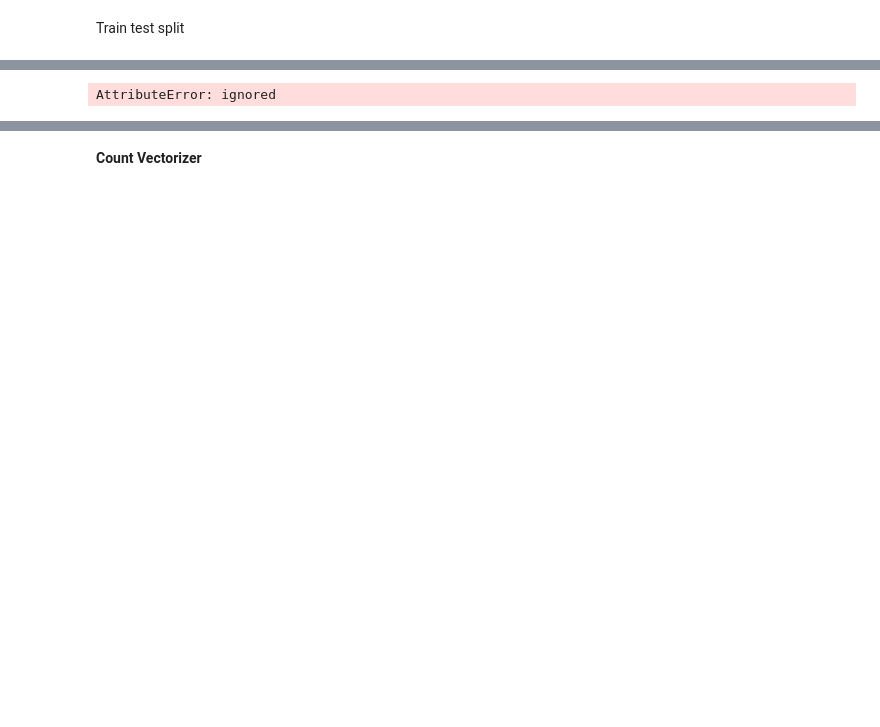
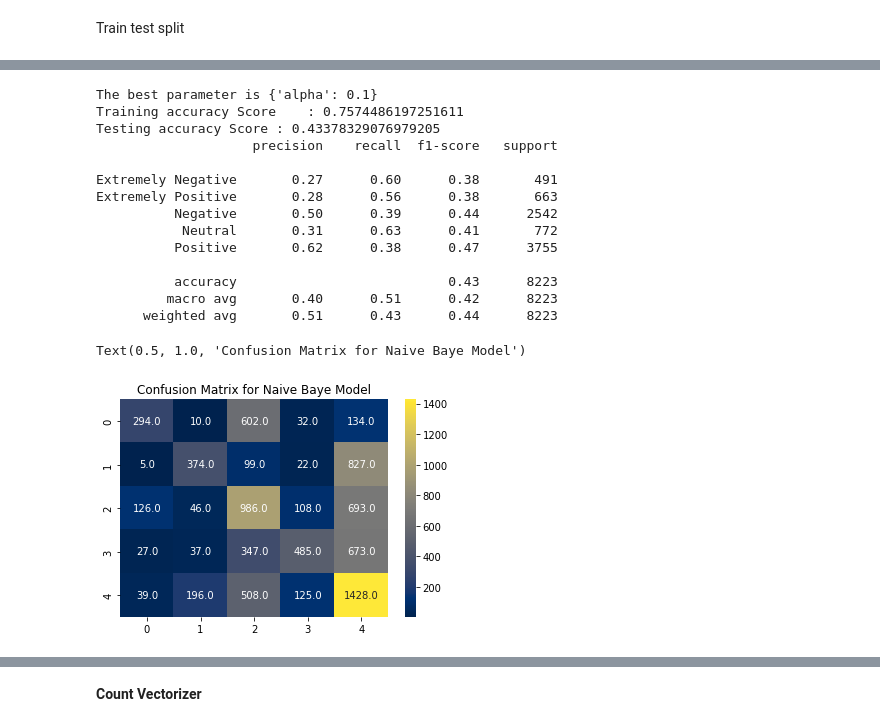
Before and after one commit to Nakulpradeep94/Coronavirus-Tweet-Sentiment-Analysis, a Jupyter notebook: Coronavirus_Tweet_Sentiment_Analysis_Capstone_Project.ipynb, the cells around one changed output, grey strips where cells are left out. Drawn from its saved outputs; the diff is of its cells as text; code cells hidden in the pictures; blank space fills up the shorter version.

```diff
--- a/Coronavirus_Tweet_Sentiment_Analysis_Capstone_Project.ipynb
+++ b/Coronavirus_Tweet_Sentiment_Analysis_Capstone_Project.ipynb
@@ -595,7 +585,3 @@ from nltk.sentiment.vader import SentimentIntensityAnalyzer
-# %%
-#Make new columns for the negativity, positivity and neutrality derived from the sentiment analysis
-senti_analyzer = SentimentIntensityAnalyzer()
-new_df["review_Sentiments"] = new_df["cleaned_tweet"].apply(lambda x: senti_analyzer.polarity_scores(x))
 # %%
 new_df.head()
 # %% [output]
@@ -609,7 +608,7 @@ new_df.head()
 Train test split
 # %%
 #assign X as a independent variable and y as a dependent variable
-X = new_df['review_Sentiments']
+X = new_df['cleaned_tweet']
 y = new_df['Sentiment']
 #spliting dataset into training and testing
 # %%
@@ -639,25 +635,47 @@ x_train,x_test,y_train,y_test= train_test_split(X,y,stratify=y,test_size=0.2)
 # %%
 from sklearn.feature_extraction.text import TfidfVectorizer
-vectorizer = TfidfVectorizer(use_idf=True, lowercase=True,max_df = 0.90,min_df = 10)
+vectorizer = TfidfVectorizer(use_idf=True, lowercase=True,max_df = 0.95,min_df = 1)
 # %%
 from sklearn.model_selection import train_test_split
 x_train,x_test,y_train,y_test= train_test_split(X,y,test_size=0.2)
 # %%
-train_vectorized = vectorizer.fit_transform(x_train)
-test_vectorized = vectorizer.transform(x_test)
+train_vectorized = vectorizer.fit_transform(x_train.values)
+test_vectorized = vectorizer.transform(x_test.values)
+y_test=y_test.values
+y_train=y_train.values
-# %% [output]
-AttributeError: ignored
 # %%
 #Naive Bayes Classifier model
 from sklearn.naive_bayes import MultinomialNB
 
 naiveByes_clf = MultinomialNB()
+param={'alpha': [0.00001, 0.0001, 0.001, 0.1, 1, 10, 100,1000]}
 
-naiveByes_clf.fit(train_vectorized,y_train)
-
-NB_prediction = naiveByes_clf.predict(test_vectorized)
-NB_train_accuracy = naiveByes_clf.score(train_vectorized,y_train)
+clf=GridSearchCV(naiveByes_clf,param,cv=10)
+clf.fit(train_vectorized,y_train)
+print("The best parameter is",clf.best_params_)
+NB_prediction =clf.predict(test_vectorized)
+NB_train_accuracy = clf.score(train_vectorized,y_train)
 NB_accuracy = accuracy_score(y_test,NB_prediction)
 print(f'Training accuracy Score    : {NB_train_accuracy}')
 print(f'Testing accuracy Score : {NB_accuracy}' )
 print(classification_report(NB_prediction,y_test))
+cm = confusion_matrix( y_test,NB_prediction)
+sns.heatmap(cm, annot=True, fmt = ".1f",cmap="cividis")
+plt.title("Confusion Matrix for Naive Baye Model")
+# %% [output]
+The best parameter is {'alpha': 0.1}
+Training accuracy Score    : 0.7574486197251611
+Testing accuracy Score : 0.43378329076979205
+                    precision    recall  f1-score   support
+
+Extremely Negative       0.27      0.60      0.38       491
+Extremely Positive       0.28      0.56      0.38       663
+          Negative       0.50      0.39      0.44      2542
+           Neutral       0.31      0.63      0.41       772
+          Positive       0.62      0.38      0.47      3755
+
+          accuracy                           0.43      8223
+         macro avg       0.40      0.51      0.42      8223
+      weighted avg       0.51      0.43      0.44      8223
+Text(0.5, 1.0, 'Confusion Matrix for Naive Baye Model')
+[figure, added]
```
Also changed, not shown: parts of 108 cells of this notebook.
